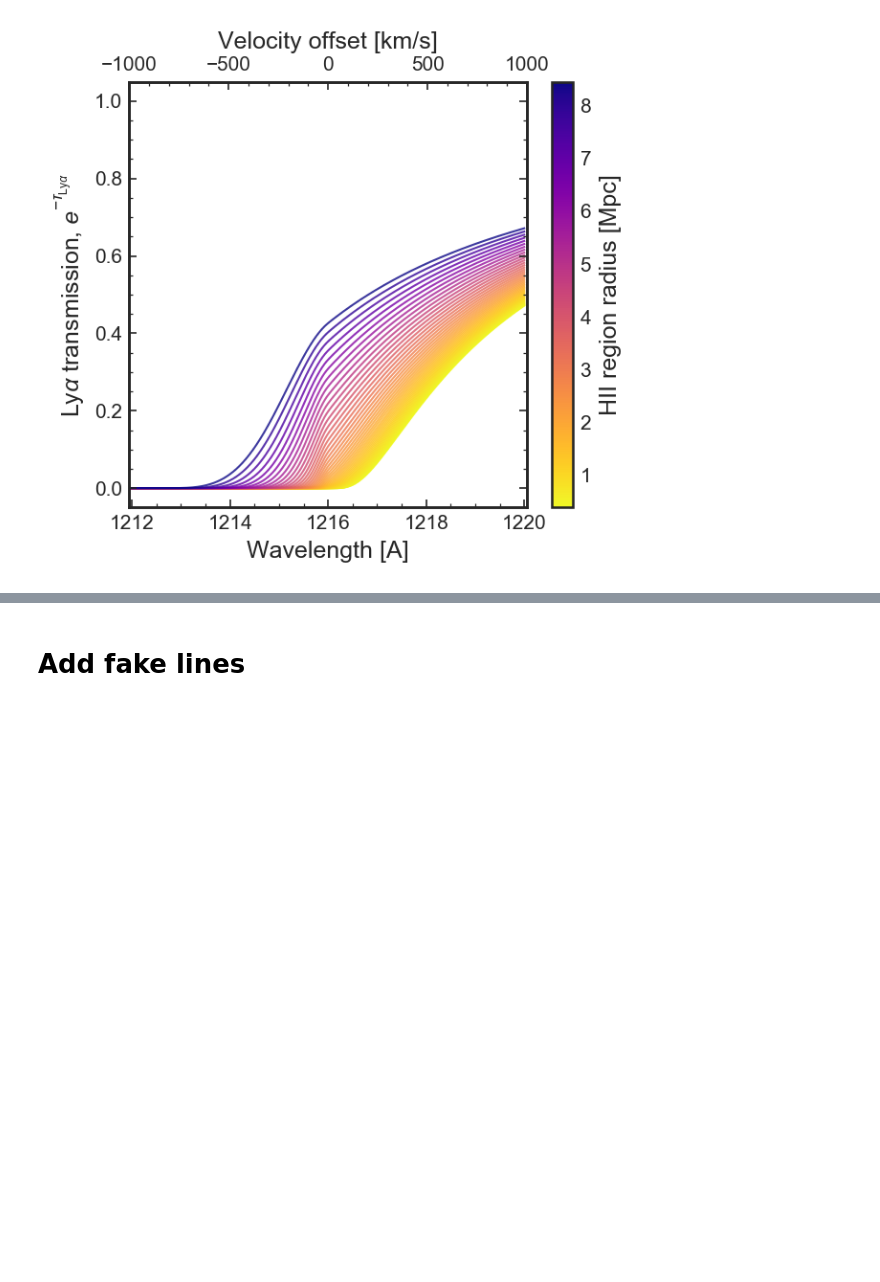
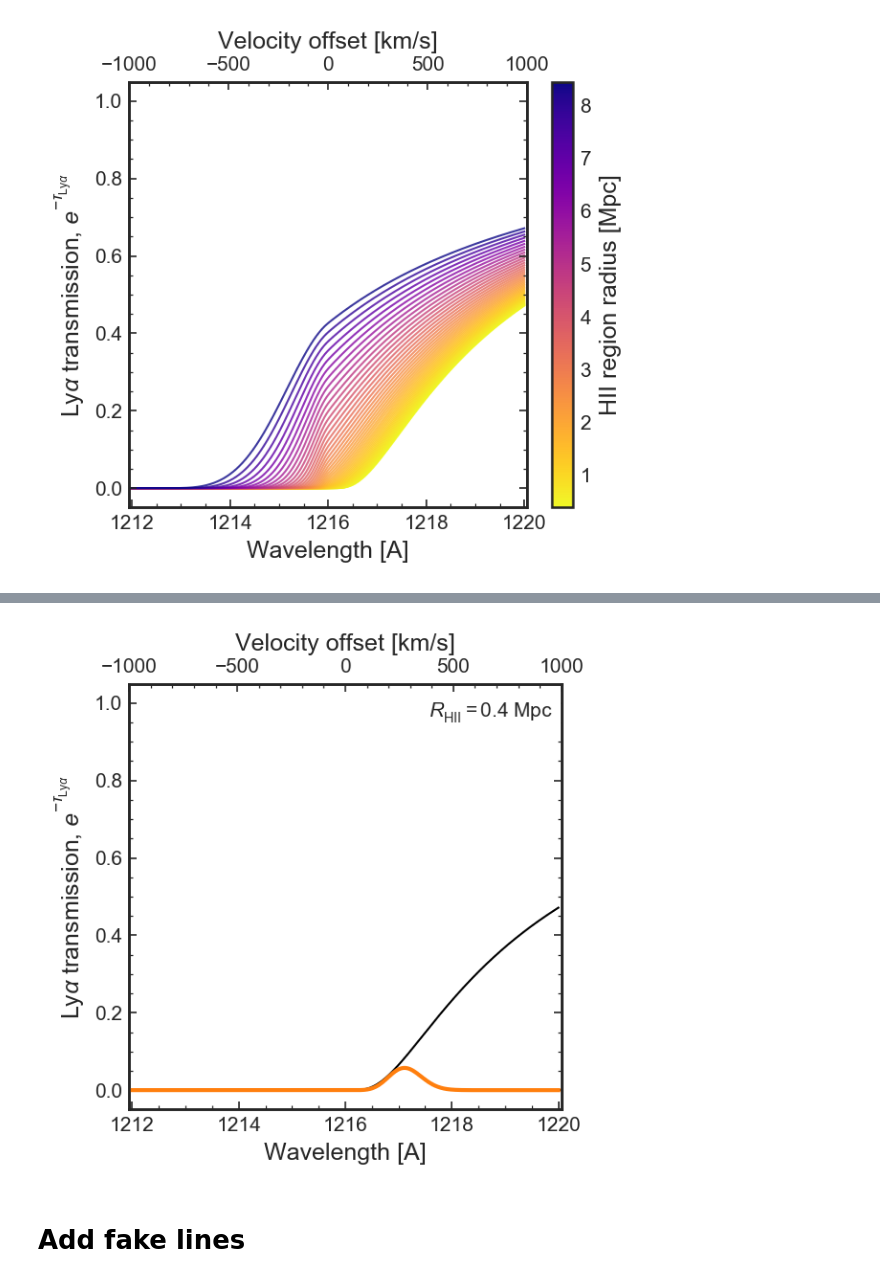
Before and after one commit to charlottenosam/LyaLineshapes, a Jupyter notebook: notebooks/bubble_size_lya_DV.ipynb, the cells around one changed output, grey strips where cells are left out. Cells and saved outputs as stored; diff of their text form; code cells hidden in the pictures; blank space fills up the shorter version.

```diff
--- a/notebooks/bubble_size_lya_DV.ipynb
+++ b/notebooks/bubble_size_lya_DV.ipynb
@@ -809,0 +809,19 @@ plt.savefig('../figs/transmission_R_HII.pdf')
+# %%
+z_s   = 7.
+z_min = 6.
+source_age = 1e7*u.year
+
+Ndot_ion_tab = np.logspace(-3, 1, 50)*2e57/u.s
+
+tau_tot_tab = []
+R_ion_tab   = []
+for Ndot_ion in Ndot_ion_tab:
+    tau_tab, R_ion = make_tau(Ndot_ion=Ndot_ion, source_age=source_age, z_s=z_s, z_min=z_min)
+    print(Ndot_ion, R_ion)
+    tau_HII, tau_IGM, tau_total = tau_tab
+
+    R_ion_tab.append(R_ion.value)
+    tau_tot_tab.append(tau_total)
+
+tau_tot_tab = np.array(tau_tot_tab)
+R_ion_tab   = np.array(R_ion_tab)
@@ -810,3 +846,44 @@ plt.savefig('../figs/transmission_R_HII.pdf')
+# %%
+DV_tab = bubbles.wave_to_DV(wave_em)
+
+fig, ax_wave = plt.subplots(1,1, figsize=(4,4))
+ax_DV = ax_wave.twiny()
+
+plt.yscale('linear')
+ax_wave.set_ylim(-0.05, 1.05)
+ax_DV.set_xlim(-1000, 1000)
+ax_wave.set_xlim(bubbles.DV_to_wave(np.array(ax_DV.get_xlim())*u.km/u.s).value)
+
+ax_wave.set_ylabel(r'Ly$\alpha$ transmission, $e^{-\tau_{\mathrm{Ly}\alpha}}$')
+ax_wave.set_xlabel('Wavelength [A]')
+ax_DV.set_xlabel('Velocity offset [km/s]')
+
+def update_tau_R(i):
+    # Get new tau and R_ion
+    # Plot
+    ax_wave.lines[0].set_ydata(np.exp(-tau_tot_tab[i]))
+    ax_DV.lines[1].set_ydata(np.exp(-tau_tot_tab[i])*400*lines[10])
+
+    # Annotate
+    ax_wave.annotate(r'$R_\mathrm{HII}=%.1f$ Mpc' % np.round(R_ion_tab[i], 1), xy=(0.98, 0.92),
+                     xycoords='axes fraction', ha='right', backgroundcolor='w')
+
+# First one
+ax_wave.plot(wave_em, np.exp(-tau_tot_tab[0]), lw=1, c='k')
+ax_DV.plot(DV_tab, np.exp(-tau_tot_tab[0]), lw=0)
+ax_DV.plot(velocity, np.exp(-tau_tot_tab[0])*400*lines[10], zorder=0)
+
+# Animate
+anim_tau = FuncAnimation(fig, update_tau_R, frames=np.arange(len(R_ion_tab)),
+                         interval=200) # interval in ms
+
+plotname = '../figs/transmission_animate_Rion.gif'
+
+plt.tight_layout()
+
+anim_tau.save(plotname, dpi=150, writer='imagemagick')
+# %% [output]
+[figure, added]
 # %% [markdown]
 # Add fake lines
 # %%
```
Also changed, not shown: parts of 3 cells of this notebook, 5 other files.
